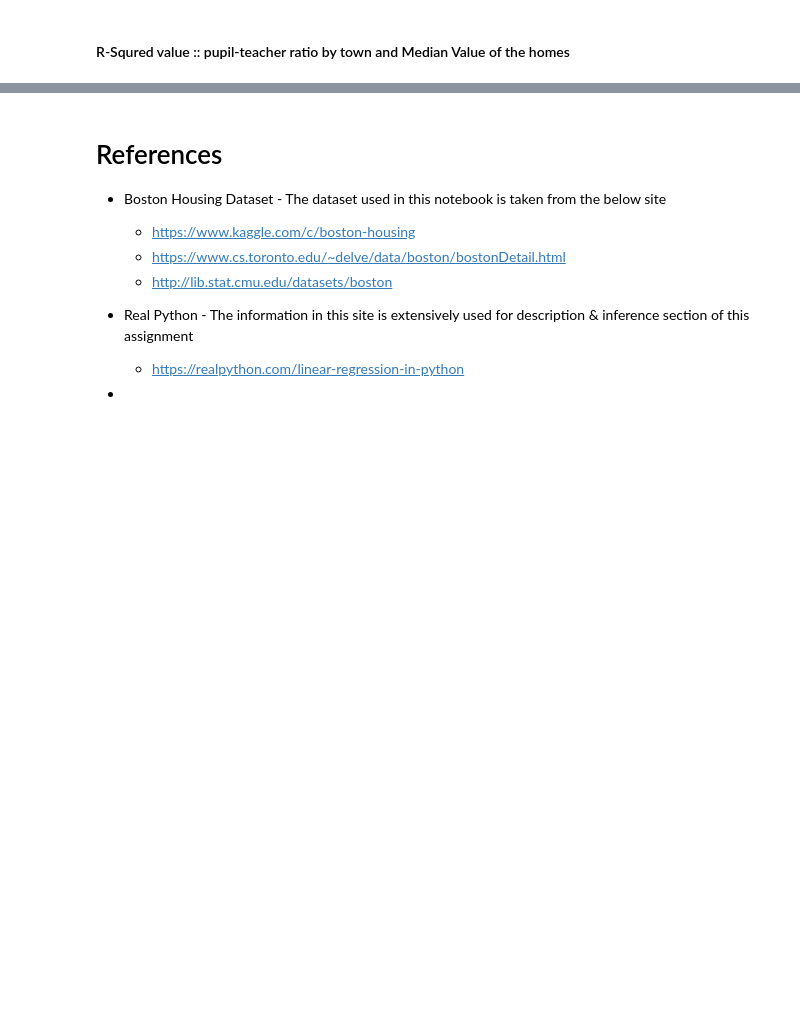
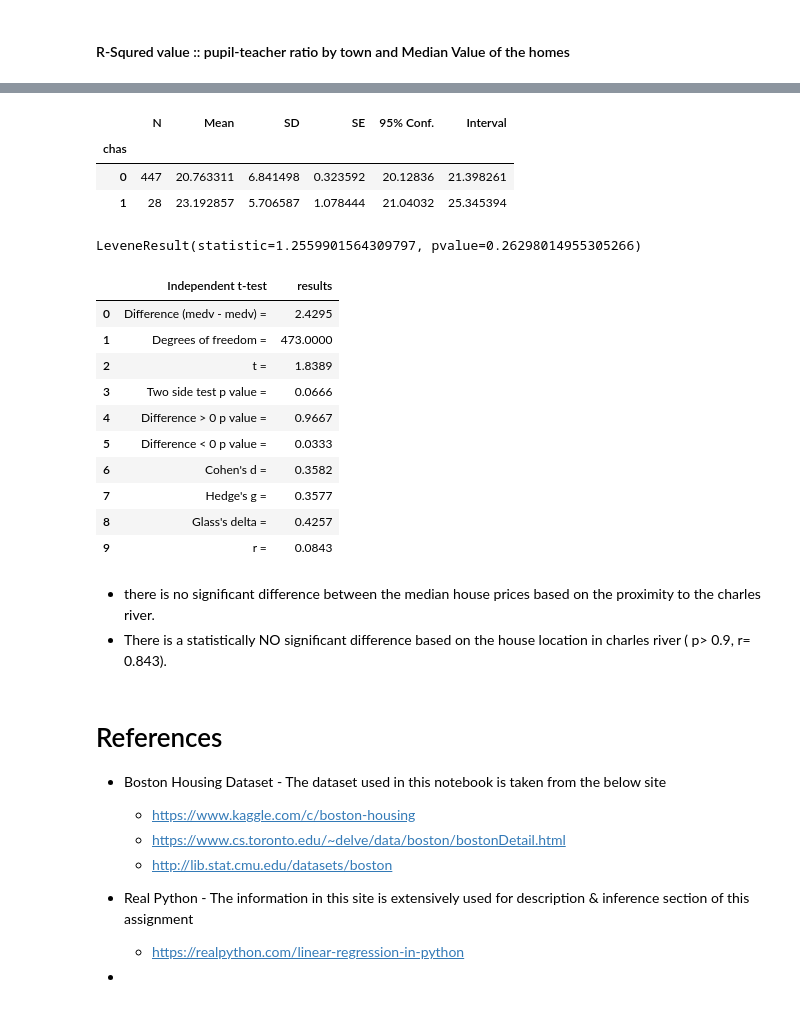
Before and after one commit to SomanathanSubramaniyan/Machine-Learning-Statistics, a Jupyter notebook: Boston-Dataset-Project.ipynb, the cells around one changed output, grey strips where cells are left out. Saved outputs shown, nothing was run; the diff lists cells and outputs as text; code cells hidden in the pictures; blank space fills up the shorter version.

```diff
--- a/Boston-Dataset-Project.ipynb
+++ b/Boston-Dataset-Project.ipynb
@@ -288,3 +322,37 @@ slope: [[-0.14581437]]
+# %%
+# Showing descriptive statistics from researchpy.summary_cont()
+rp.summary_cont(df_BHD_slstat.groupby("chas")['medv'])
+# %% [output]
+|  | N | Mean | SD | SE | 95% Conf. | Interval |
+| chas |  |  |  |  |  |  |
+| 0 | 447 | 20.763311 | 6.841498 | 0.323592 | 20.12836 | 21.398261 |
+| 1 | 28 | 23.192857 | 5.706587 | 1.078444 | 21.04032 | 25.345394 |
+# %%
+stats.levene(df_BHD_slstat.loc[df_BHD_slstat['chas'] == 1, "medv"], df_BHD_slstat.loc[df_BHD_slstat['chas'] == 0, "medv"])
+# %% [output]
+LeveneResult(statistic=1.2559901564309797, pvalue=0.26298014955305266)
+# %%
+diff = df_BHD_slstat.loc[df_BHD_slstat['chas'] == 0, "medv"]- df_BHD_slstat.loc[df_BHD_slstat['chas'] == 1, "medv"]
+
+descriptives, results = rp.ttest(df_BHD_slstat.loc[df_BHD_slstat['chas'] == 1, "medv"], df_BHD_slstat.loc[df_BHD_slstat['chas'] == 0, "medv"])
+
+descriptives
+results
+# %% [output]
+|  | Independent t-test | results |
+| 0 | Difference (medv - medv) = | 2.4295 |
+| 1 | Degrees of freedom = | 473.0000 |
+| 2 | t = | 1.8389 |
+| 3 | Two side test p value = | 0.0666 |
+| 4 | Difference > 0 p value = | 0.9667 |
+| 5 | Difference < 0 p value = | 0.0333 |
+| 6 | Cohen's d = | 0.3582 |
+| 7 | Hedge's g = | 0.3577 |
+| 8 | Glass's delta = | 0.4257 |
+| 9 | r = | 0.0843 |
+# %% [markdown]
+- there is no significant difference between the median house prices based on the proximity to the charles river.
+- There is a statistically NO significant difference based on the house location in charles river ( p> 0.9, r= 0.843).
 # %% [markdown]
 # References
 
```
Also changed, not shown: parts of 5 cells of this notebook, 2 other files.
